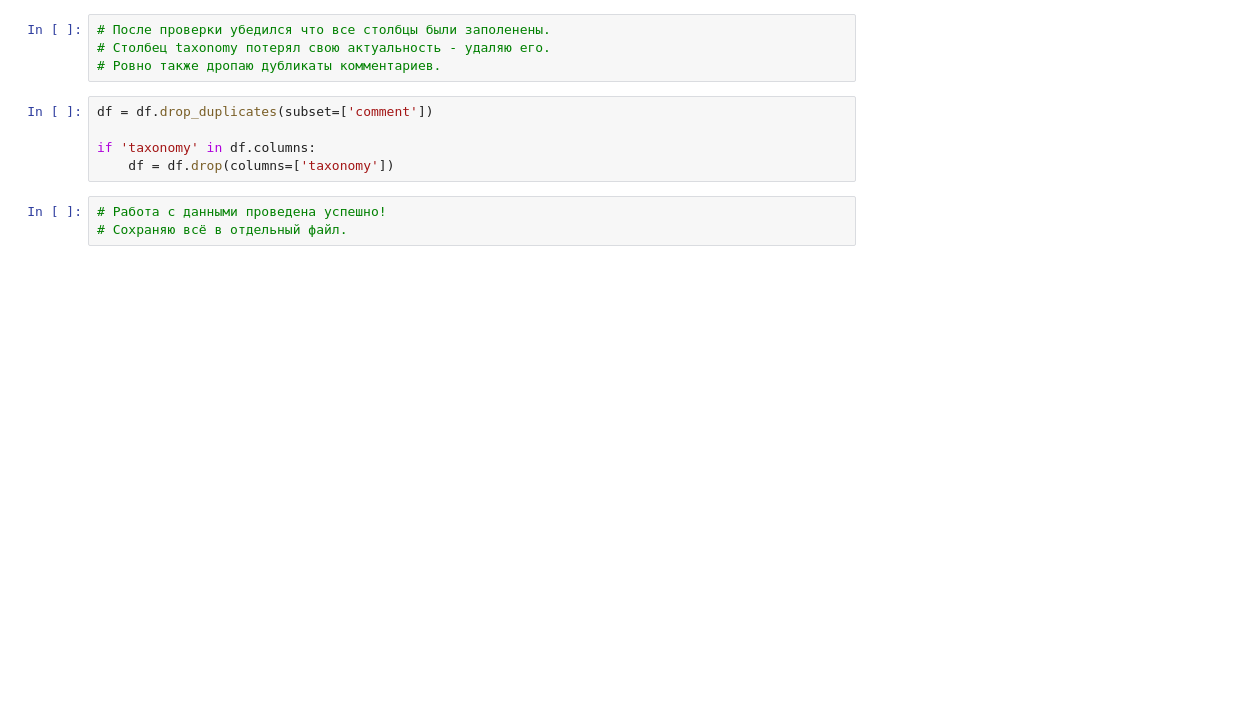
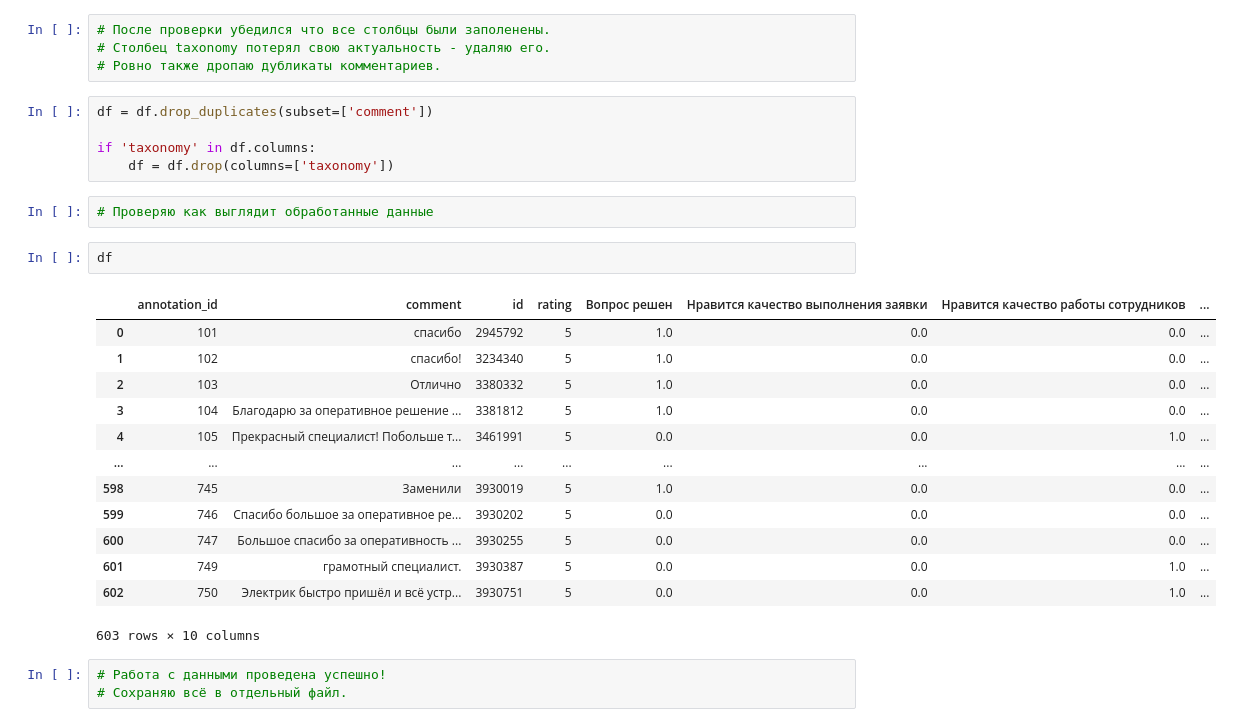
Before and after one commit to MorriAlex/ManagingAssistant, a Jupyter notebook: Processing.ipynb, the cells around one changed output. Drawn from its saved outputs; the diff is of its cells as text; blank space fills up the shorter version.

```diff
--- a/Processing.ipynb
+++ b/Processing.ipynb
@@ -77,6 +119,24 @@ df = df.drop_duplicates(subset=['comment'])
 
 if 'taxonomy' in df.columns:
     df = df.drop(columns=['taxonomy'])
+# %%
+# Проверяю как выглядит обработанные данные
+# %%
+df
+# %% [output]
+|  | annotation_id | comment | id | rating | Вопрос решен | Нравится качество выполнения заявки | Нравится качество работы сотрудников | ... |
+| 0 | 101 | спасибо | 2945792 | 5 | 1.0 | 0.0 | 0.0 | ... |
+| 1 | 102 | спасибо! | 3234340 | 5 | 1.0 | 0.0 | 0.0 | ... |
+| 2 | 103 | Отлично | 3380332 | 5 | 1.0 | 0.0 | 0.0 | ... |
+| 3 | 104 | Благодарю за оперативное решение ... | 3381812 | 5 | 1.0 | 0.0 | 0.0 | ... |
+| 4 | 105 | Прекрасный специалист! Побольше т... | 3461991 | 5 | 0.0 | 0.0 | 1.0 | ... |
+| ... | ... | ... | ... | ... | ... | ... | ... | ... |
+| 598 | 745 | Заменили | 3930019 | 5 | 1.0 | 0.0 | 0.0 | ... |
+| 599 | 746 | Спасибо большое за оперативное ре... | 3930202 | 5 | 0.0 | 0.0 | 0.0 | ... |
+| 600 | 747 | Большое спасибо за оперативность ... | 3930255 | 5 | 0.0 | 0.0 | 0.0 | ... |
+| 601 | 749 | грамотный специалист. | 3930387 | 5 | 0.0 | 0.0 | 1.0 | ... |
+| 602 | 750 | Электрик быстро пришёл и всё устр... | 3930751 | 5 | 0.0 | 0.0 | 1.0 | ... |
+603 rows × 10 columns
 # %%
 # Работа с данными проведена успешно!
 # Сохраняю всё в отдельный файл.
```
Also changed, not shown: parts of 5 cells of this notebook.
